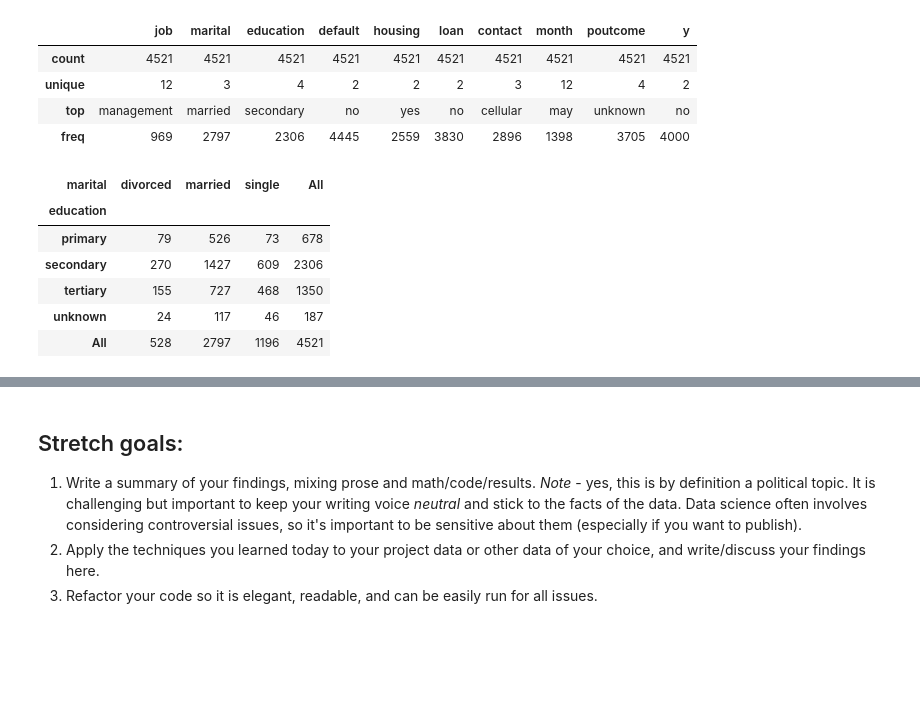
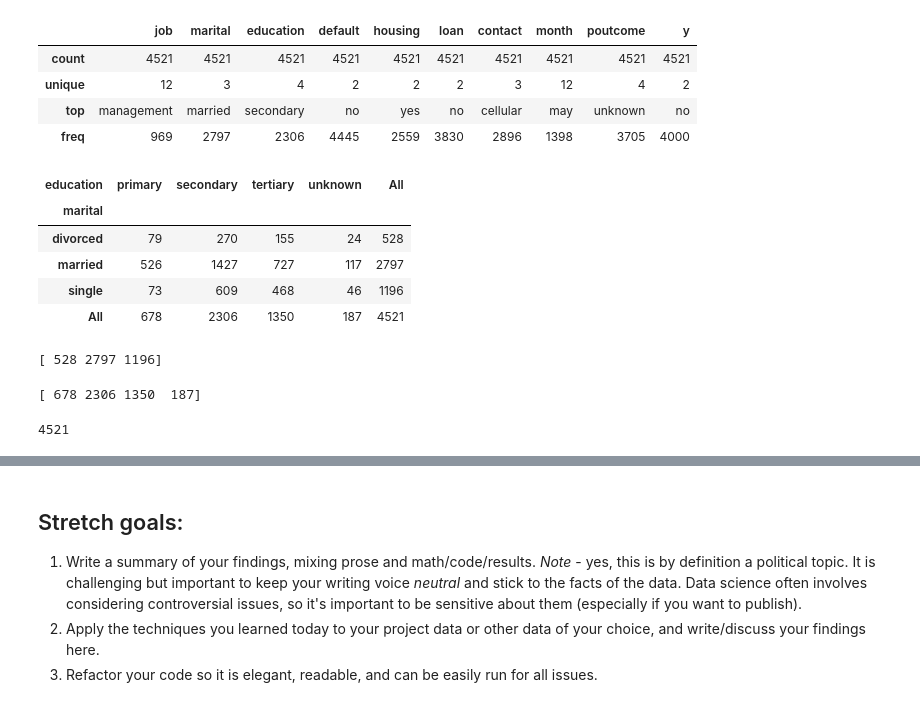
Before and after one commit to ErikSeguinte/DS-Unit-1-Sprint-2-Statistics, a Jupyter notebook: module2/LS_DS_122_Sampling_Confidence_Intervals_and_Hypothesis_Testing_Assignment.ipynb, the cells around one changed output, grey strips where cells are left out. Cells and saved outputs as stored; diff of their text form; code cells hidden in the pictures; blank space fills up the shorter version.

```diff
--- a/module2/LS_DS_122_Sampling_Confidence_Intervals_and_Hypothesis_Testing_Assignment.ipynb
+++ b/module2/LS_DS_122_Sampling_Confidence_Intervals_and_Hypothesis_Testing_Assignment.ipynb
@@ -158,12 +158,12 @@ bank_df.describe(exclude='number')
 | top | management | married | secondary | no | yes | no | cellular | may | unknown | no |
 | freq | 969 | 2797 | 2306 | 4445 | 2559 | 3830 | 2896 | 1398 | 3705 | 4000 |
 # %%
-pd.crosstab(bank_df['education'], bank_df['marital'], margins = True)
+marital_school_ct = pd.crosstab(bank_df['marital'], bank_df['education'], margins = True)
+marital_school_ct
 # %% [output]
-| marital | divorced | married | single | All |
-| education |  |  |  |  |
-| primary | 79 | 526 | 73 | 678 |
-| secondary | 270 | 1427 | 609 | 2306 |
-| tertiary | 155 | 727 | 468 | 1350 |
-| unknown | 24 | 117 | 46 | 187 |
-| All | 528 | 2797 | 1196 | 4521 |
+| education | primary | secondary | tertiary | unknown | All |
+| marital |  |  |  |  |  |
+| divorced | 79 | 270 | 155 | 24 | 528 |
+| married | 526 | 1427 | 727 | 117 | 2797 |
+| single | 73 | 609 | 468 | 46 | 1196 |
+| All | 678 | 2306 | 1350 | 187 | 4521 |
@@ -169,0 +172,15 @@ pd.crosstab(bank_df['education'], bank_df['marital'], margins = True)
+# %%
+row_total = marital_school_ct.iloc[0:3,4].values
+print(row_total)
+# %% [output]
+[ 528 2797 1196]
+# %%
+col_total = marital_school_ct.iloc[3,0:4].values
+print(col_total)
+# %% [output]
+[ 678 2306 1350  187]
+# %%
+total = marital_school_ct.loc['All', 'All']
+print(total)
+# %% [output]
+4521
```
Also changed, not shown: parts of 9 cells of this notebook.
